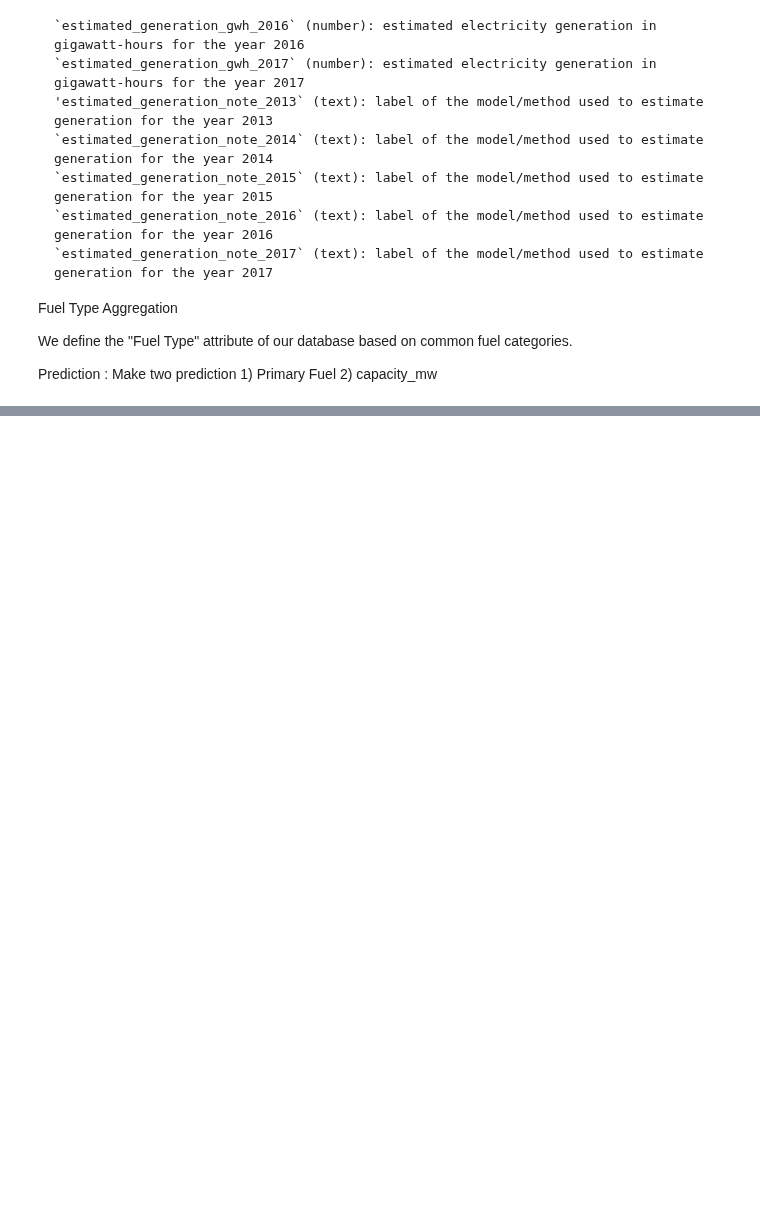
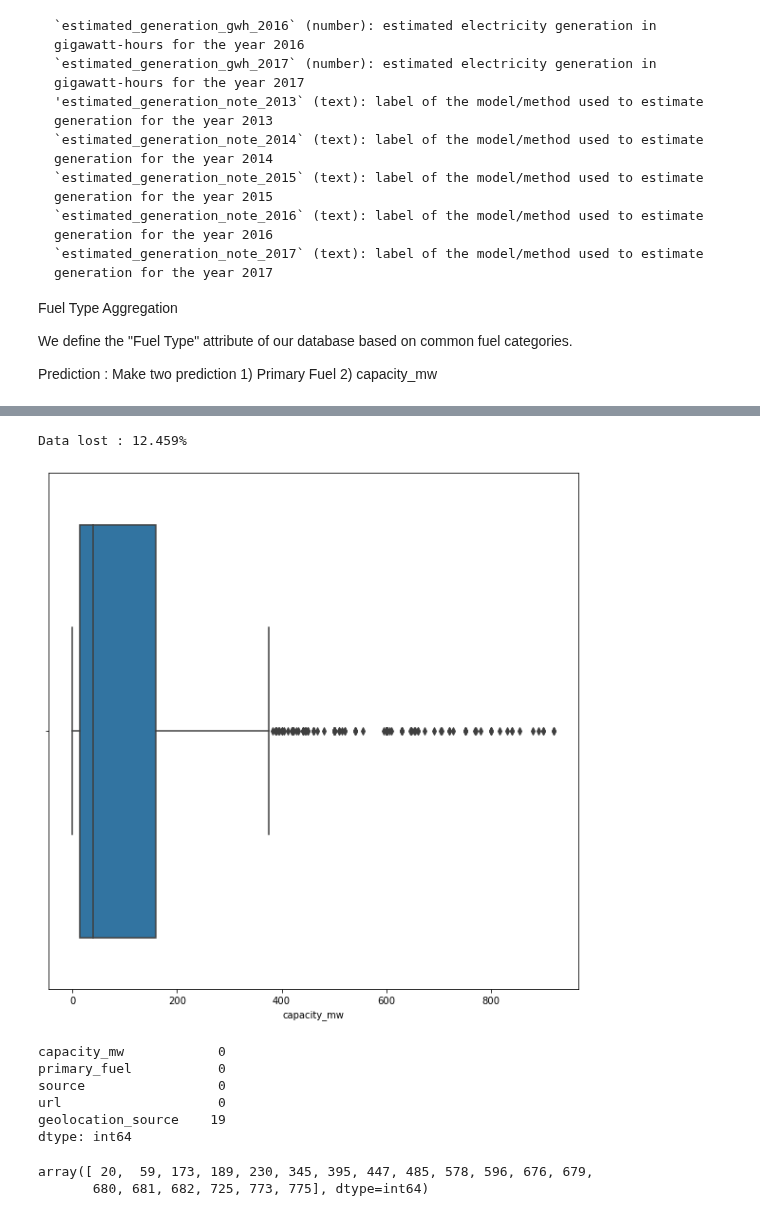
Before and after one commit to zobekenobe/DT-Evaluation-Project, a Jupyter notebook: Project 4.ipynb, the cells around one changed output, grey strips where cells are left out. Drawn from its saved outputs; the diff is of its cells as text; code cells hidden in the pictures; blank space fills up the shorter version.

```diff
--- a/Project 4.ipynb
+++ b/Project 4.ipynb
@@ -89,0 +273,23 @@ df = pd.read_csv('https://raw.githubusercontent.com/wri/global-power-plant-datab
+# %%
+# Quite a few outliers are still present hence we attempt removing the outliers using the
+# interquantile range
+q1 = df['capacity_mw'].quantile(0.25)
+q3 = df['capacity_mw'].quantile(0.75)
+iq = q3 - q1
+
+hi = q3 + 1.5 * iq
+
+print(f"Data lost : {np.where(df['capacity_mw'] > hi)[0].shape[0]/len(df)*100:0.3f}%")
+# %% [output]
+Data lost : 12.459%
+# %%
+# 12.5% of the data would be lost with the removal of the outliers
+indices = np.where(df['capacity_mw'] > hi)[0]
+# %%
+df2 = df.drop(index = indices)
+# %%
+plt.figure(figsize = (10, 10))
+sns.boxplot(df2['capacity_mw'], orient = 'h')
+plt.show()
+# %% [output]
+[figure, added]
@@ -89,0 +300,10 @@ df = pd.read_csv('https://raw.githubusercontent.com/wri/global-power-plant-datab
+# %%
+# Checking for missing values
+df.isnull().sum()
+# %% [output]
+capacity_mw            0
+primary_fuel           0
+source                 0
+url                    0
+geolocation_source    19
+dtype: int64
@@ -89,0 +312,6 @@ df = pd.read_csv('https://raw.githubusercontent.com/wri/global-power-plant-datab
+# %%
+# removing the null indices
+indices
+# %% [output]
+array([ 20,  59, 173, 189, 230, 345, 395, 447, 485, 578, 596, 676, 679,
+       680, 681, 682, 725, 773, 775], dtype=int64)
```
Also changed, not shown: parts of 50 cells of this notebook, 2 other files.
